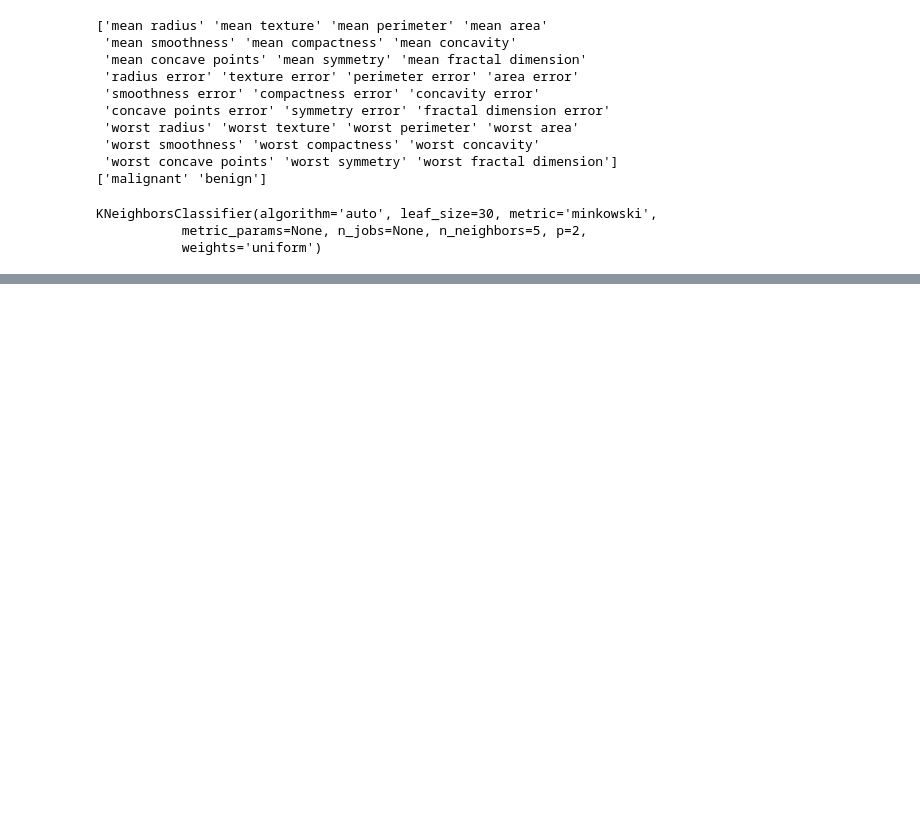
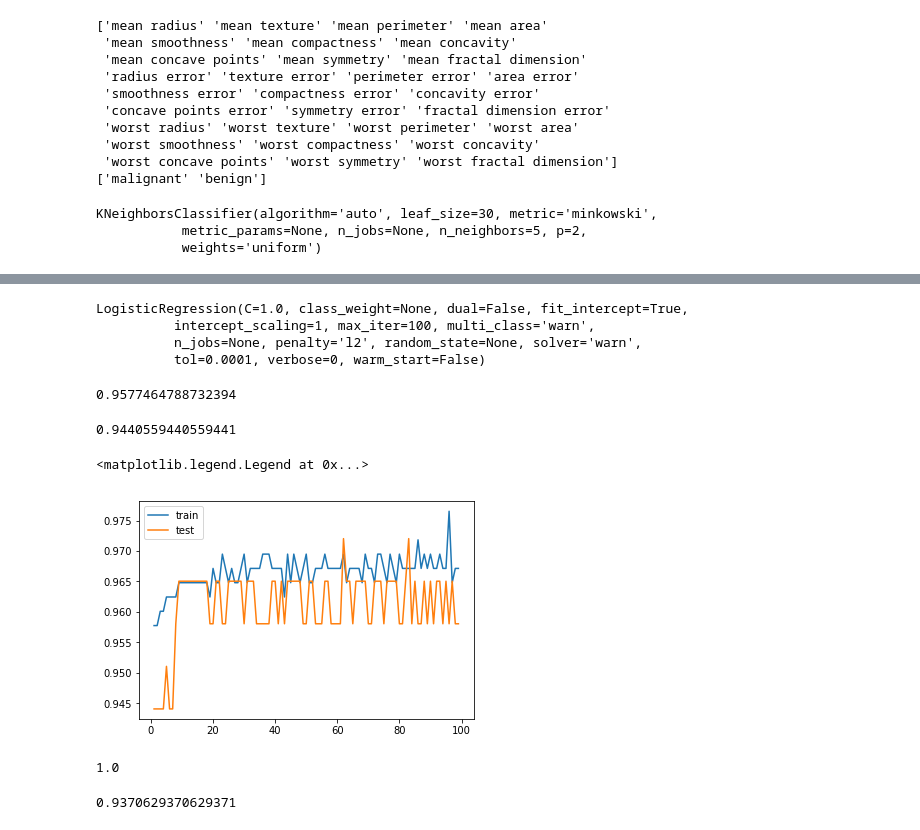
Before and after one commit to kornellewy/sklearn-ml-kurs, a Jupyter notebook: sklear ml .ipynb, the cells around one changed output, grey strips where cells are left out. Drawn from its saved outputs; the diff is of its cells as text; code cells hidden in the pictures; blank space fills up the shorter version.

```diff
--- a/sklear ml .ipynb
+++ b/sklear ml .ipynb
@@ -80,0 +88,37 @@ plt.legend()
+# %%
+cancer = load_breast_cancer()
+x_train, x_test, y_train, y_test = train_test_split(cancer.data, cancer.target,
+                                                    stratify = cancer. target)
+# %%
+clf = LogisticRegression()
+clf.fit(x_train, y_train)
+# %% [output]
+LogisticRegression(C=1.0, class_weight=None, dual=False, fit_intercept=True,
+          intercept_scaling=1, max_iter=100, multi_class='warn',
+          n_jobs=None, penalty='l2', random_state=None, solver='warn',
+          tol=0.0001, verbose=0, warm_start=False)
+# %%
+clf.score(x_train, y_train)
+# %% [output]
+0.9577464788732394
+# %%
+clf.score(x_test, y_test)
+# %% [output]
+0.9440559440559441
+# %%
+c_settings = range(1,100)
+# %%
+train_accuracy = []
+test_accuracy = []
+for c in c_settings:
+    clf = LogisticRegression(C=c)
+    clf.fit(x_train, y_train)
+    train_accuracy.append(clf.score(x_train, y_train))
+    test_accuracy.append(clf.score(x_test, y_test))
+# %%
+plt.plot(c_settings, train_accuracy, label='train')
+plt.plot(c_settings, test_accuracy, label='test')
+plt.legend()
+# %% [output]
+<matplotlib.legend.Legend at 0x...>
+[figure, added]
@@ -80,0 +129,10 @@ plt.legend()
+# %%
+clf = DecisionTreeClassifier(random_state=0)
+clf.fit(x_train, y_train)
+clf.score(x_train, y_train)
+# %% [output]
+1.0
+# %%
+clf.score(x_test, y_test)
+# %% [output]
+0.9370629370629371
```
Also changed, not shown: parts of 8 cells of this notebook.
